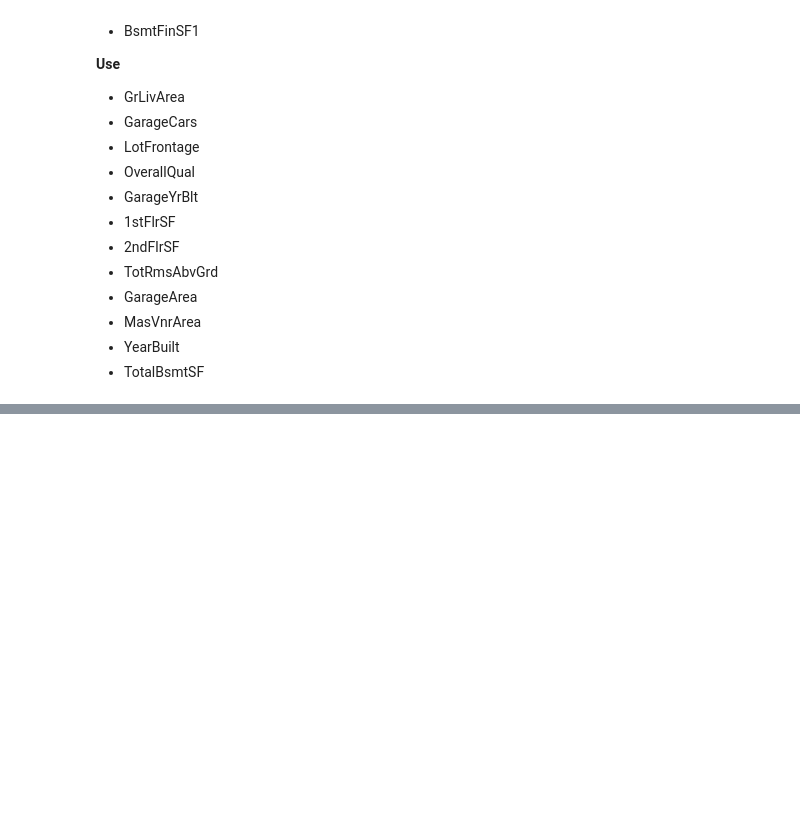
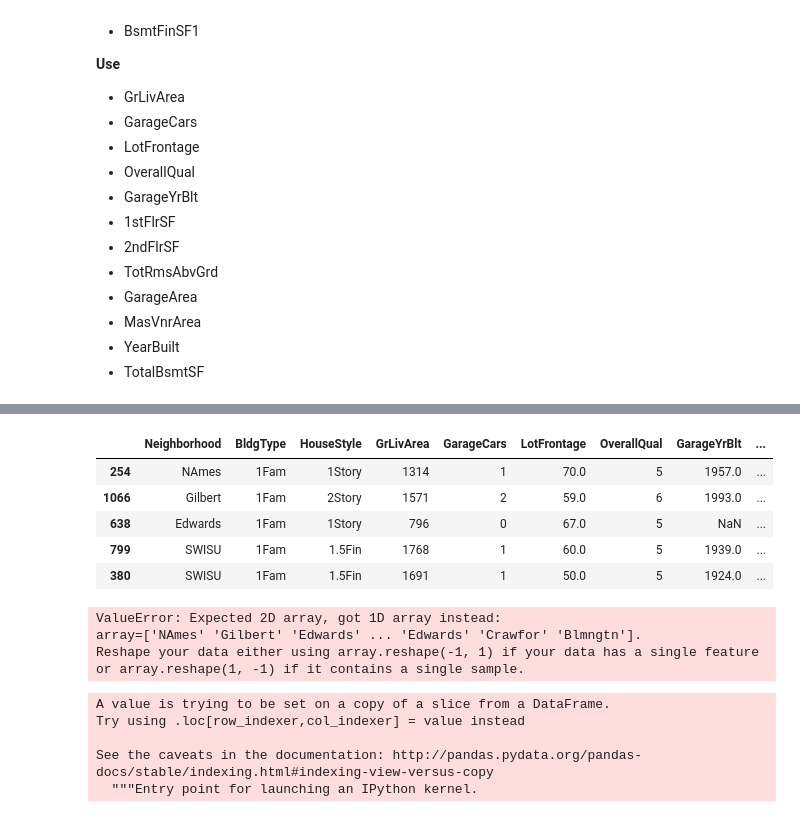
Before and after one commit to Copa6/kaggle-housing-prediction, a Jupyter notebook: house_price_prediction.ipynb, the cells around one changed output, grey strips where cells are left out. Drawn from its saved outputs; the diff is of its cells as text; code cells hidden in the pictures; blank space fills up the shorter version.

Commit message:
Added selected variables

```diff
--- a/house_price_prediction.ipynb
+++ b/house_price_prediction.ipynb
@@ -301,0 +334,37 @@ HalfBath
+# %%
+selected_vars = ["Neighborhood","BldgType","HouseStyle","GrLivArea","GarageCars","LotFrontage","OverallQual","GarageYrBlt","1stFlrSF","2ndFlrSF","TotRmsAbvGrd","GarageArea","MasVnrArea","YearBuilt","TotalBsmtSF"]
+# %%
+train_data = X_train[selected_vars]
+train_data.head()
+# %% [output]
+|  | Neighborhood | BldgType | HouseStyle | GrLivArea | GarageCars | LotFrontage | OverallQual | GarageYrBlt | ... |
+| 254 | NAmes | 1Fam | 1Story | 1314 | 1 | 70.0 | 5 | 1957.0 | ... |
+| 1066 | Gilbert | 1Fam | 2Story | 1571 | 2 | 59.0 | 6 | 1993.0 | ... |
+| 638 | Edwards | 1Fam | 1Story | 796 | 0 | 67.0 | 5 | NaN | ... |
+| 799 | SWISU | 1Fam | 1.5Fin | 1768 | 1 | 60.0 | 5 | 1939.0 | ... |
+| 380 | SWISU | 1Fam | 1.5Fin | 1691 | 1 | 50.0 | 5 | 1924.0 | ... |
+# %%
+le_BldgType = LabelEncoder()
+le_HouseStyle = LabelEncoder()
+ohe = OneHotEncoder()
+
+le_BldgType.fit(train_data["BldgType"])
+le_HouseStyle.fit(train_data["HouseStyle"])
+ohe.fit(train_data["Neighborhood"])
+print(le_BldgType.classes_)
+print(le_HouseStyle.classes_)
+# %% [output]
+ValueError: Expected 2D array, got 1D array instead:
+array=['NAmes' 'Gilbert' 'Edwards' ... 'Edwards' 'Crawfor' 'Blmngtn'].
+Reshape your data either using array.reshape(-1, 1) if your data has a single feature or array.reshape(1, -1) if it contains a single sample.
+# %%
+train_data["BldgType"] = le_BldgType.transform(train_data["BldgType"])
+train_data["HouseStyle"] = le_HouseStyle.transform(train_data["HouseStyle"])
+train_data = pd.concat(train_data, ohe.transform(train_data["Neighborhood"]))
+train_data.head()
+# %% [output]
+A value is trying to be set on a copy of a slice from a DataFrame.
+Try using .loc[row_indexer,col_indexer] = value instead
+
+See the caveats in the documentation: http://pandas.pydata.org/pandas-docs/stable/indexing.html#indexing-view-versus-copy
+  """Entry point for launching an IPython kernel.
```
Also changed, not shown: parts of 5 cells of this notebook, 1 other file.
